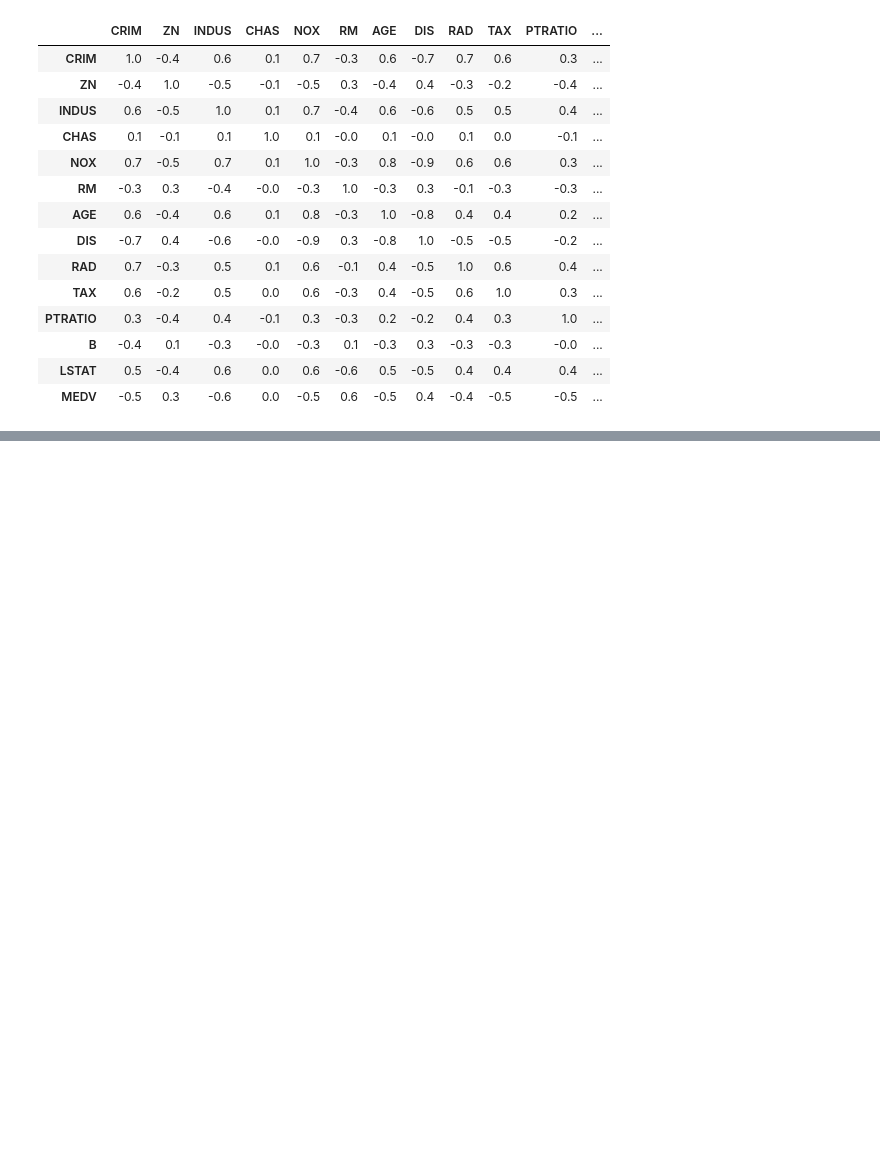
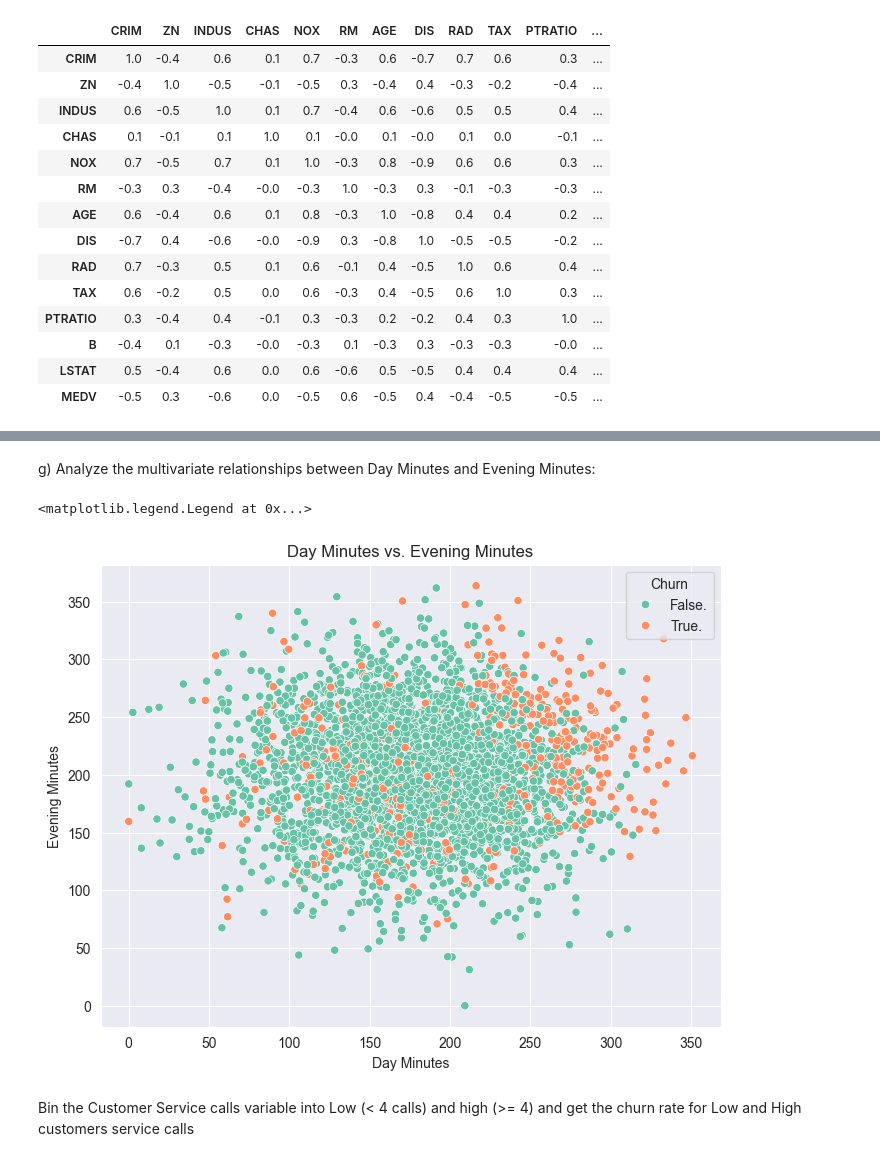
Before and after one commit to markus-bcit/term4, a Jupyter notebook: ACIT-4880-Introduction-to-Data-Analytics/week6/lab5.ipynb, the cells around one changed output, grey strips where cells are left out. Drawn from its saved outputs; the diff is of its cells as text; code cells hidden in the pictures; blank space fills up the shorter version.

```diff
--- a/ACIT-4880-Introduction-to-Data-Analytics/week6/lab5.ipynb
+++ b/ACIT-4880-Introduction-to-Data-Analytics/week6/lab5.ipynb
@@ -169,0 +270,15 @@ MEDV: Median value of owner-occupied homes in $1000's
+# %% [markdown]
+g) Analyze the multivariate relationships between Day Minutes and Evening Minutes:
+# %%
+plt.figure(figsize=(8, 6))
+sns.scatterplot(x='Day Mins', y='Eve Mins', data=churn_data, hue='Churn?', palette='Set2')
+plt.title('Day Minutes vs. Evening Minutes')
+plt.xlabel('Day Minutes')
+plt.ylabel('Evening Minutes')
+plt.legend(title='Churn')
+# %% [output]
+<matplotlib.legend.Legend at 0x...>
+[figure, added]
+# %% [markdown]
+Bin the Customer Service calls variable into Low (< 4 calls) and high (>= 4) and get the
+churn rate for Low and High customers service calls
```
Also changed, not shown: parts of 20 cells of this notebook, 6 other files.
